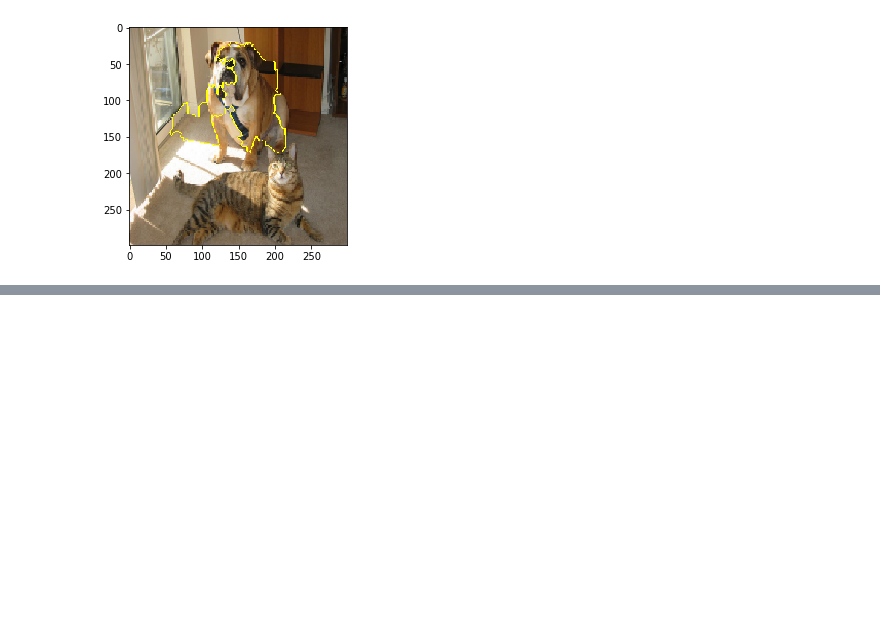
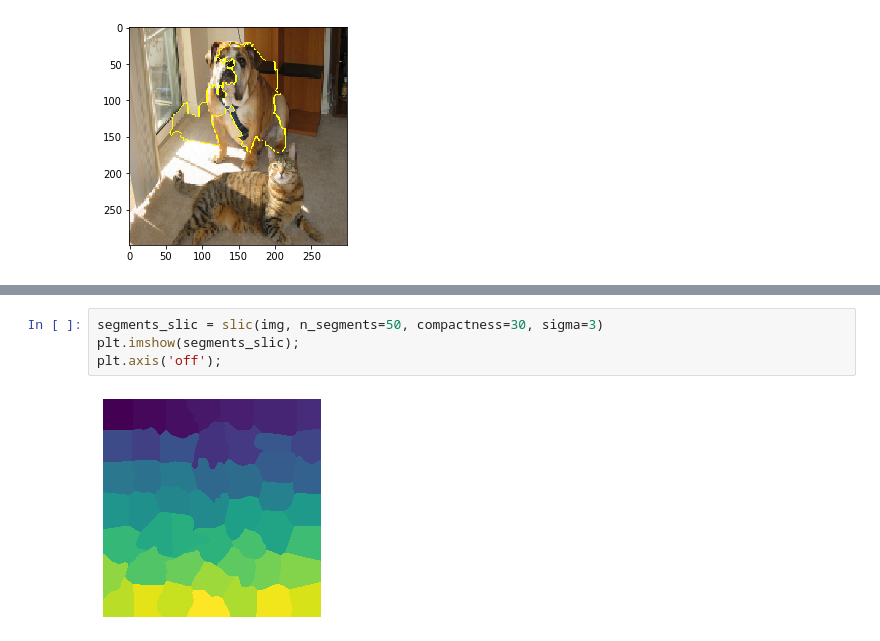
Before and after one commit to noemi-gozzi/Thesis-XAI, a Jupyter notebook: src/BENCHMARK.ipynb, the cells around one changed output, grey strips where cells are left out. Saved outputs shown, nothing was run; the diff lists cells and outputs as text; blank space fills up the shorter version.

```diff
--- a/src/BENCHMARK.ipynb
+++ b/src/BENCHMARK.ipynb
@@ -284,0 +306,6 @@ plt.imshow(mark_boundaries(temp / 2 + 0.5, mask))
+# %%
+segments_slic = slic(img, n_segments=50, compactness=30, sigma=3)
+plt.imshow(segments_slic);
+plt.axis('off');
+# %% [output]
+[figure, added]
```
Also changed, not shown: parts of 11 cells of this notebook, 2 other files.
